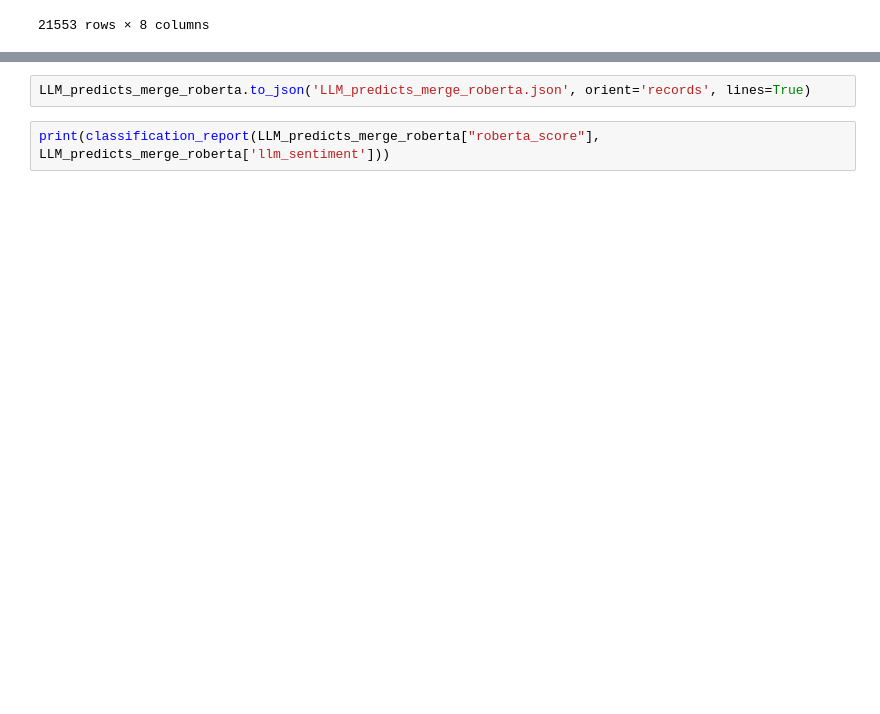
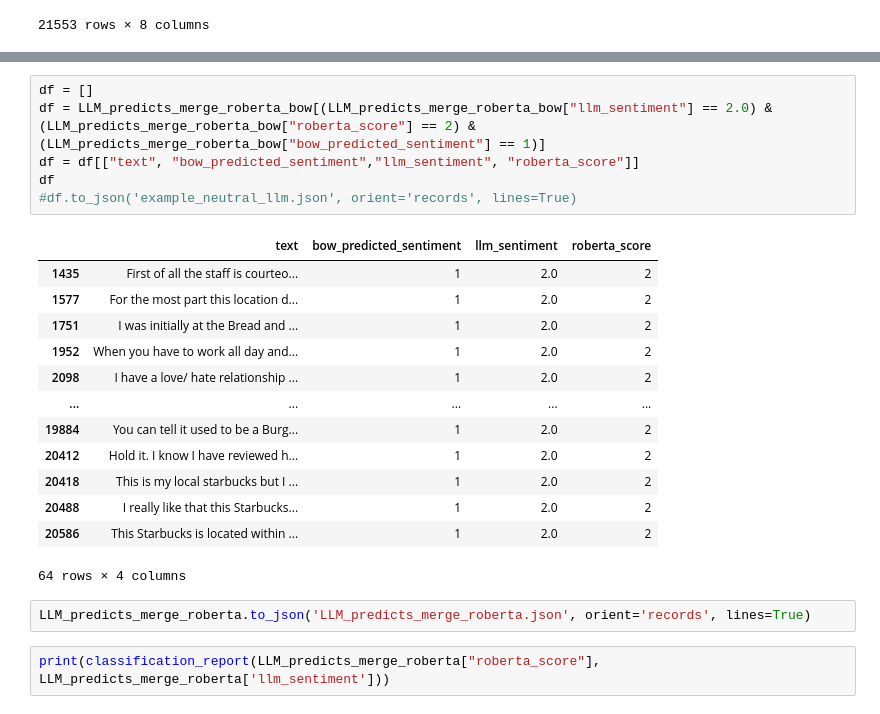
Before and after one commit to gunjii99/Project_Sentiment, a Jupyter notebook: LLM/LLM_accuracy.ipynb, the cells around one changed output, grey strips where cells are left out. Saved outputs shown, nothing was run; the diff lists cells and outputs as text; blank space fills up the shorter version.

```diff
--- a/LLM/LLM_accuracy.ipynb
+++ b/LLM/LLM_accuracy.ipynb
@@ -85,3 +123,23 @@ LLM_predicts_merge_roberta
+# %%
+df = []
+df = LLM_predicts_merge_roberta_bow[(LLM_predicts_merge_roberta_bow["llm_sentiment"] == 2.0) & (LLM_predicts_merge_roberta_bow["roberta_score"] == 2) & (LLM_predicts_merge_roberta_bow["bow_predicted_sentiment"] == 1)]
+df = df[["text", "bow_predicted_sentiment","llm_sentiment", "roberta_score"]]
+df
+#df.to_json('example_neutral_llm.json', orient='records', lines=True)
+# %% [output]
+|  | text | bow_predicted_sentiment | llm_sentiment | roberta_score |
+| 1435 | First of all the staff is courteo... | 1 | 2.0 | 2 |
+| 1577 | For the most part this location d... | 1 | 2.0 | 2 |
+| 1751 | I was initially at the Bread and ... | 1 | 2.0 | 2 |
+| 1952 | When you have to work all day and... | 1 | 2.0 | 2 |
+| 2098 | I have a love/ hate relationship ... | 1 | 2.0 | 2 |
+| ... | ... | ... | ... | ... |
+| 19884 | You can tell it used to be a Burg... | 1 | 2.0 | 2 |
+| 20412 | Hold it. I know I have reviewed h... | 1 | 2.0 | 2 |
+| 20418 | This is my local starbucks but I ... | 1 | 2.0 | 2 |
+| 20488 | I really like that this Starbucks... | 1 | 2.0 | 2 |
+| 20586 | This Starbucks is located within ... | 1 | 2.0 | 2 |
+64 rows × 4 columns
 # %%
 LLM_predicts_merge_roberta.to_json('LLM_predicts_merge_roberta.json', orient='records', lines=True)
 # %%
```
Also changed, not shown: parts of 8 cells of this notebook, 3 other files.
